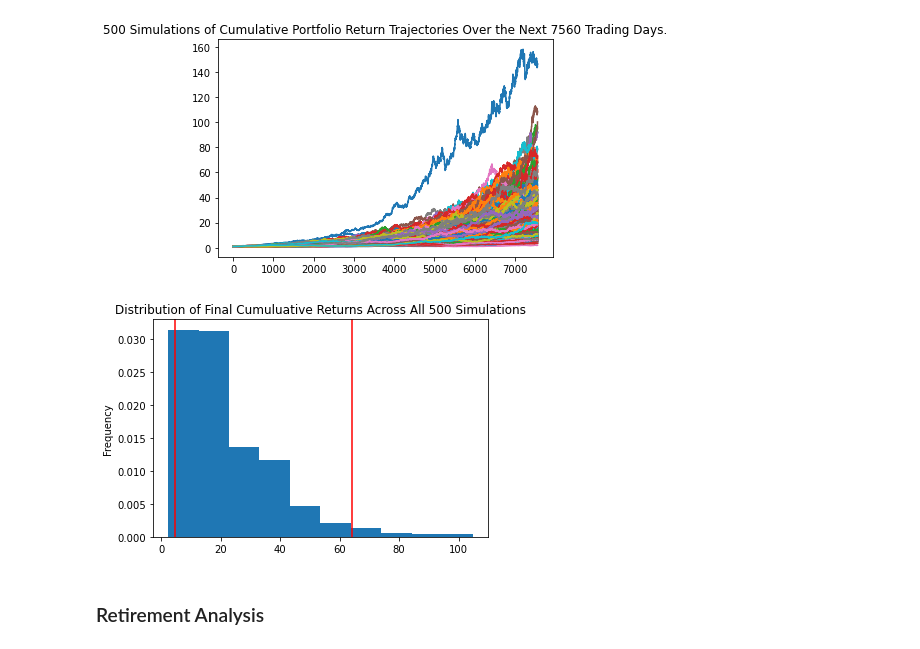
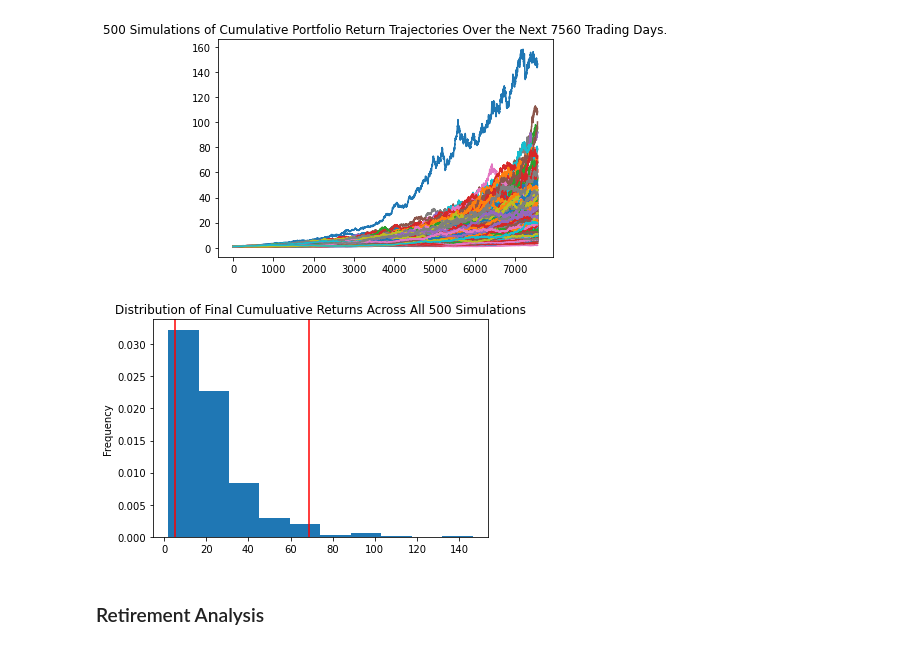
Before and after one commit to MatthewPuttroff/HWUnitFive, a Jupyter notebook: Instructions/Starter_Code/financial-planner.ipynb, the cells around one changed output. Saved outputs shown, nothing was run; the diff lists cells and outputs as text; code cells hidden in the pictures.

```diff
--- a/Instructions/Starter_Code/financial-planner.ipynb
+++ b/Instructions/Starter_Code/financial-planner.ipynb
@@ -318,9 +318,9 @@ mkt_port_line_plot = MC_mkt_port.plot_simulation()
 [figure]
 # %%
 # Plot probability distribution and confidence intervals
-# YOUR CODE HERE!
+mkt_port_dist_plot = MC_mkt_port.plot_distribution()
 # %% [output]
-[figure, old version]
+[figure, new version]
 # %% [markdown]
 ### Retirement Analysis
 # %%
```
